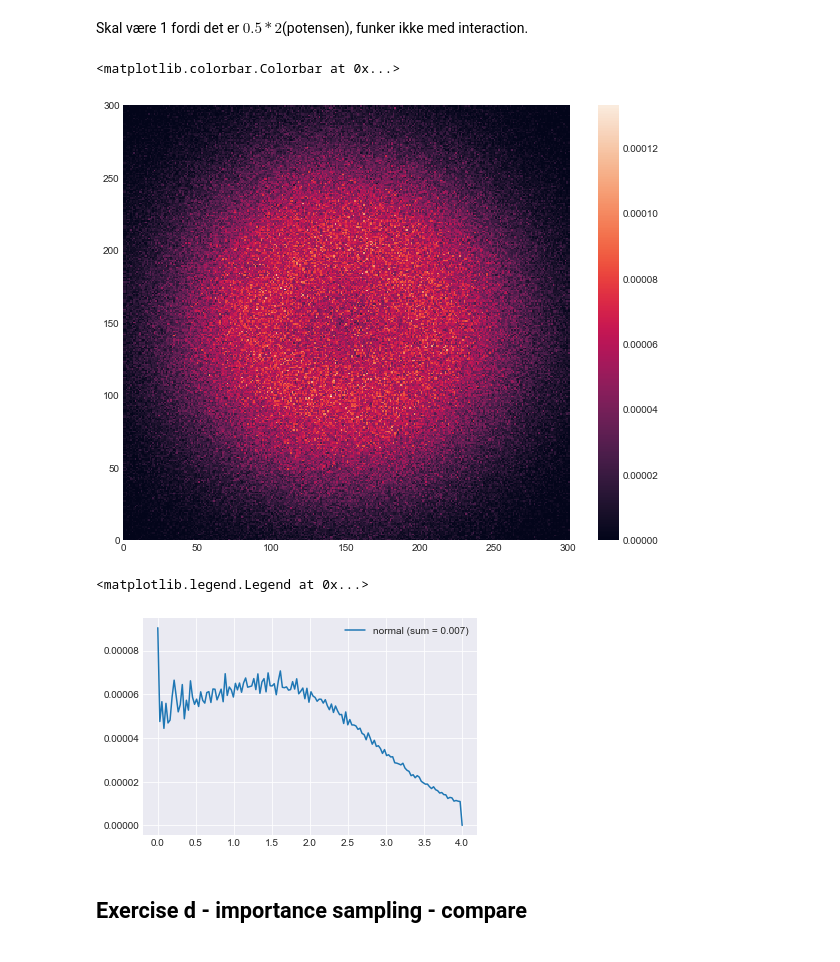
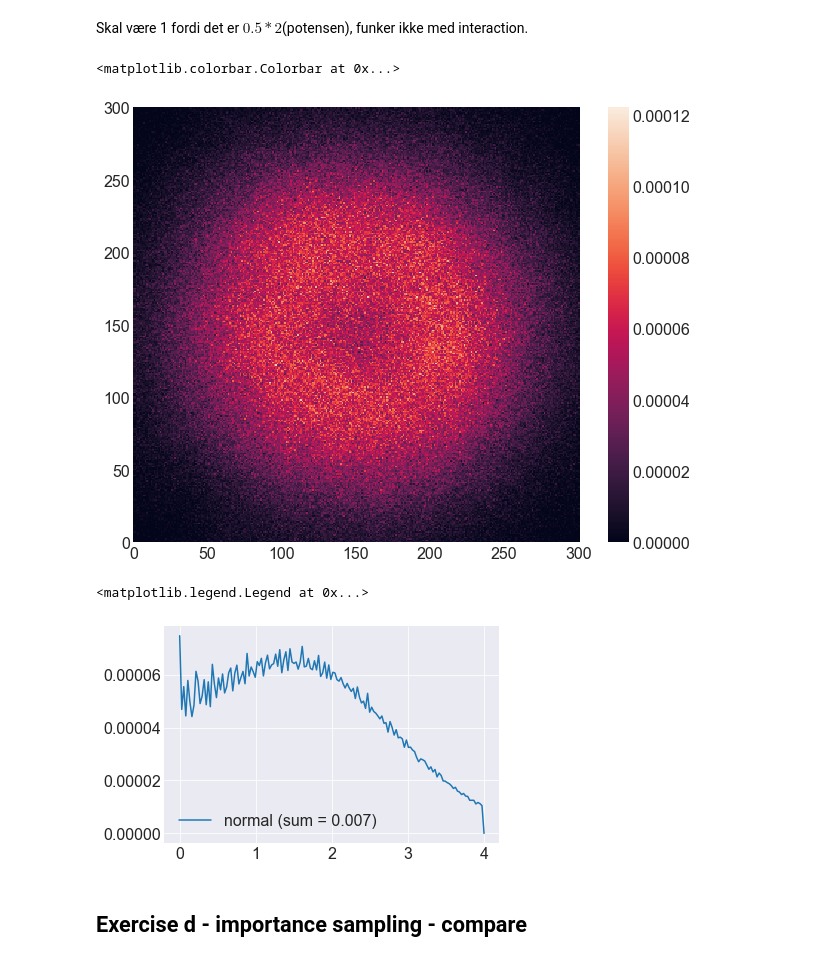
Before and after one commit to vildemjo/vmc_fermions, a Jupyter notebook: analysisscripts/plotting.ipynb, the cells around one changed output. Saved outputs shown, nothing was run; the diff lists cells and outputs as text; code cells hidden in the pictures.

```diff
--- a/analysisscripts/plotting.ipynb
+++ b/analysisscripts/plotting.ipynb
@@ -287,16 +308,16 @@ print Kinetic_energy/(Potential_energy)
 # %% [markdown]
 Skal være 1 fordi det er $0.5*2$(potensen), funker ikke med interaction.
 # %%
-M = genfromtxt(file_loc + "\\exercise_d//ground_state_brute_force_6p_omega_100_alpha_95_density.txt")
+M = genfromtxt(file_loc + "\\exercise_d//ground_state_importance_6p_omega_100_alpha_95_density.txt")
 
 
 figure(figsize=(10,8))
 pcolormesh(M/(2**22))#, vmin=-100, vmax=100)
 colorbar()
 # savefig("..//Results/interaction_two_electrons.png")
 # %% [output]
 <matplotlib.colorbar.Colorbar at 0x...>
-[figure, old version]
+[figure, new version]
 # %%
 r = linspace(0,len(M[:,0])/2,len(M[:,0])/2)
 
@@ -321,7 +342,7 @@ legend()
 # print counts
 # %% [output]
 <matplotlib.legend.Legend at 0x...>
-[figure, old version]
+[figure, new version]
 # %% [markdown]
 ## Exercise d - importance sampling - compare
 # %%
```
Also changed, not shown: parts of 15 cells of this notebook, 15 other files.
